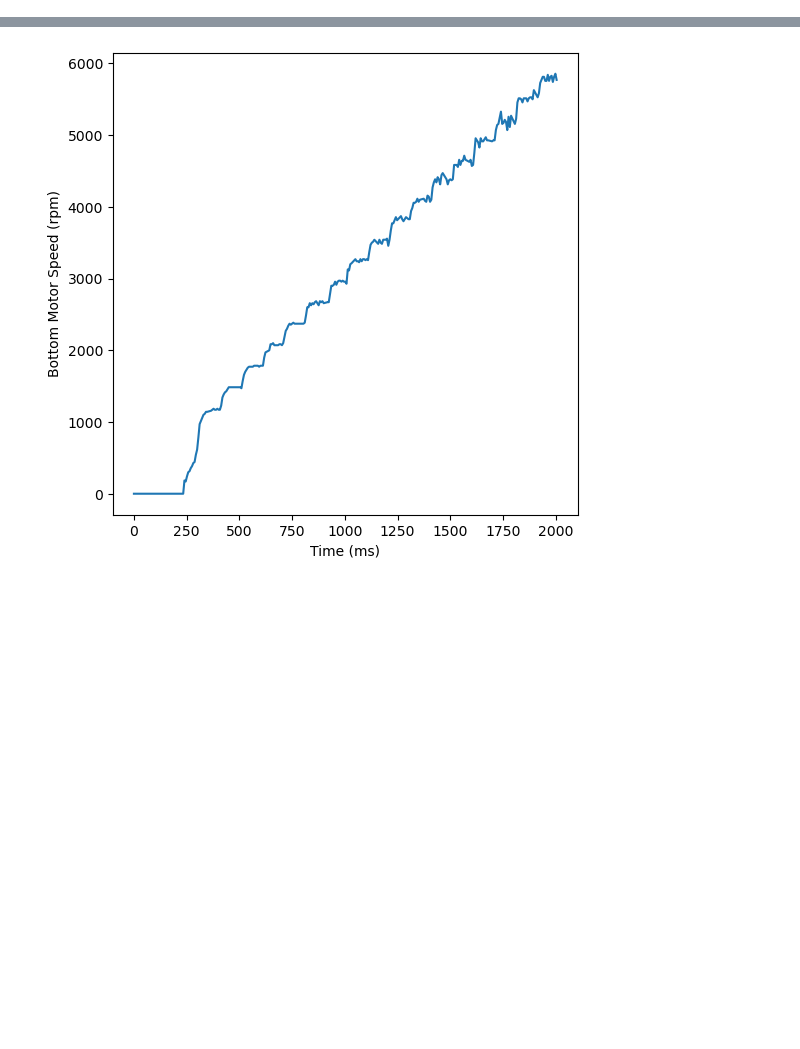
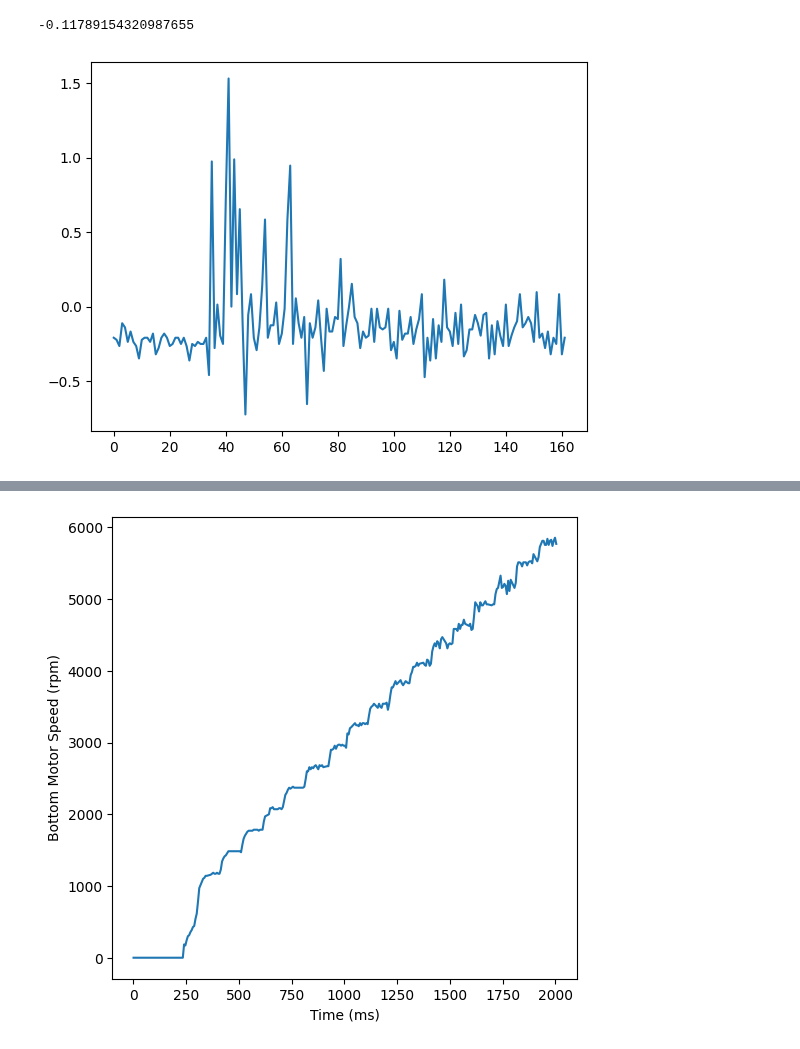
Before and after one commit to gtaharaedmonds/coaxial-drone, a Jupyter notebook: thrust_jig/test_runner/experiment.ipynb, the cells around one changed output, grey strips where cells are left out. Cells and saved outputs as stored; diff of their text form; code cells hidden in the pictures; blank space fills up the shorter version.

```diff
--- a/thrust_jig/test_runner/experiment.ipynb
+++ b/thrust_jig/test_runner/experiment.ipynb
@@ -61,3 +61,10 @@ plt.legend()
+# %%
+data = runner.values("bottom_current_A", tmin=0, tmax=500)
+plt.plot(data)
+print(np.average(data))
+# %% [output]
+-0.11789154320987655
+[figure, added]
 # %%
 # 3. Plot data or get values as Numpy array.
 # runner.plot("bottom_current_A")
```
Also changed, not shown: parts of 8 cells of this notebook, 14 other files.
